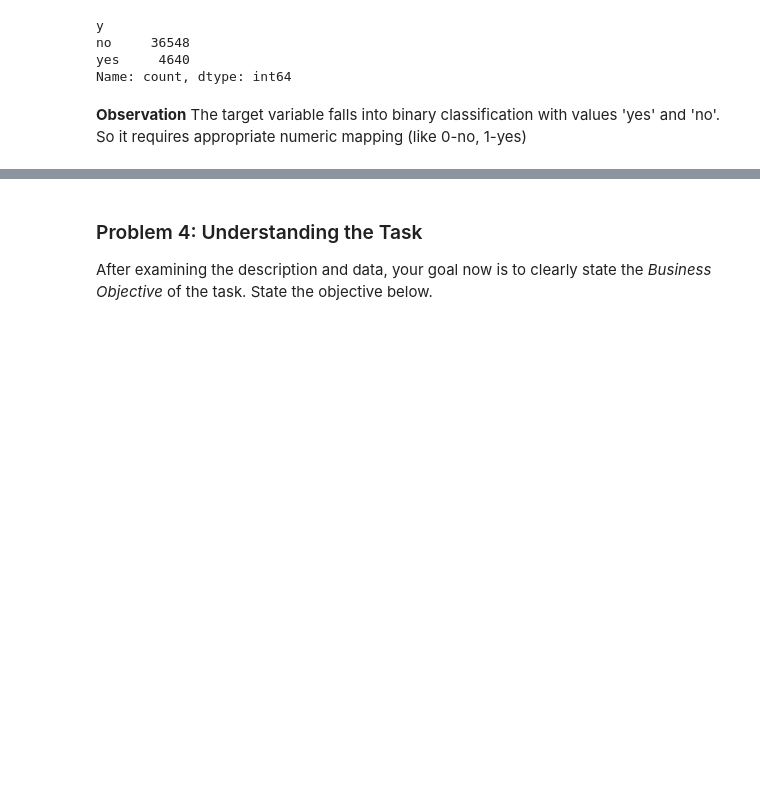
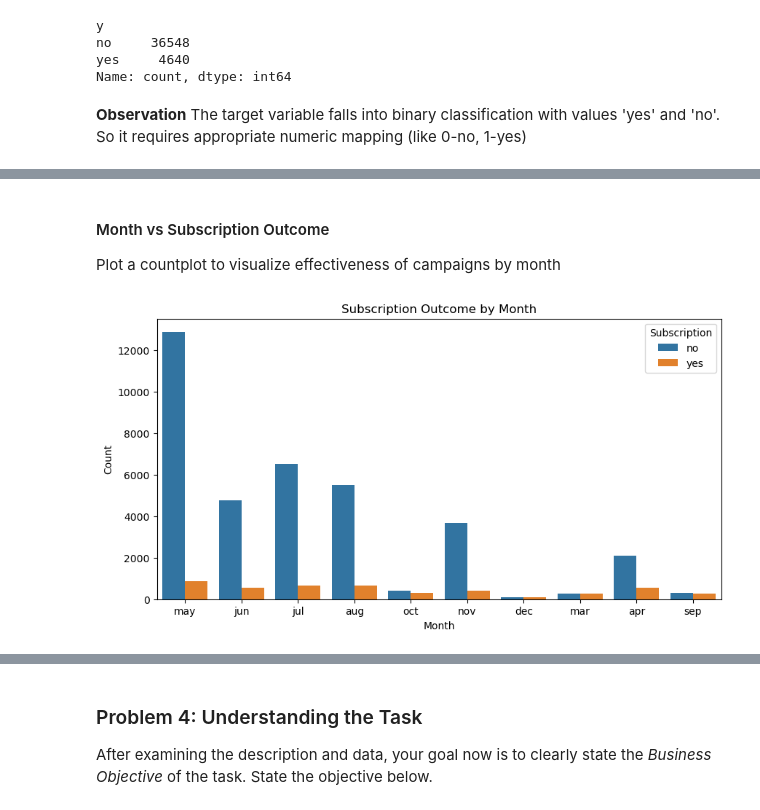
Before and after one commit to satishpothuri/ml-bank-campaign-effectiveness-analysis, a Jupyter notebook: ml-bank-campaign-effectiveness-analysis.ipynb, the cells around one changed output, grey strips where cells are left out. Cells and saved outputs as stored; diff of their text form; code cells hidden in the pictures; blank space fills up the shorter version.

```diff
--- a/ml-bank-campaign-effectiveness-analysis.ipynb
+++ b/ml-bank-campaign-effectiveness-analysis.ipynb
@@ -104,0 +121,14 @@ Name: count, dtype: int64
+# %% [markdown]
+#### Month vs Subscription Outcome
+
+Plot a countplot to visualize effectiveness of campaigns by month
+# %%
+plt.figure(figsize=(10,5))
+sns.countplot(x='month', hue='y', data=df)
+plt.title('Subscription Outcome by Month')
+plt.xlabel('Month')
+plt.ylabel('Count')
+plt.legend(title='Subscription')
+plt.show()
+# %% [output]
+[figure, added]
```
Also changed, not shown: parts of 25 cells of this notebook.
